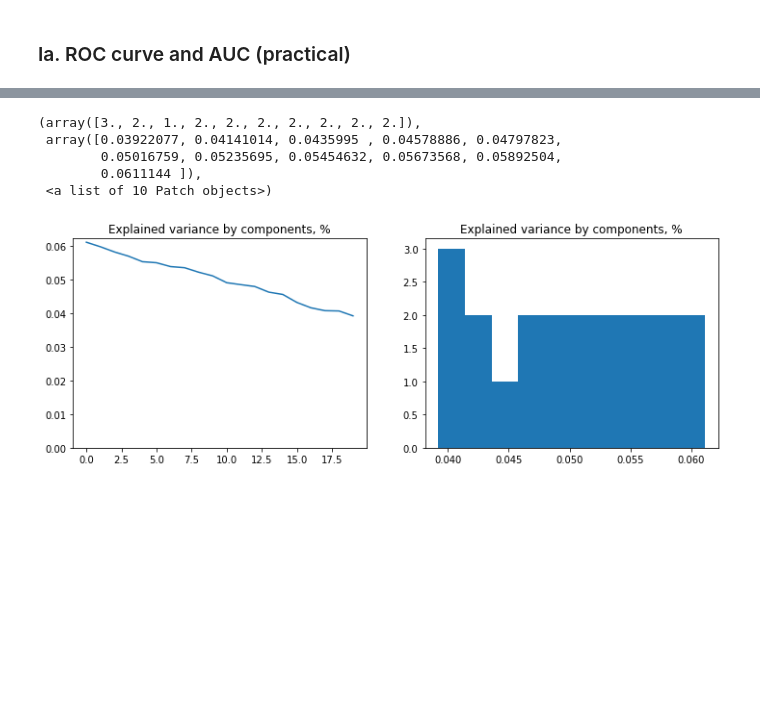
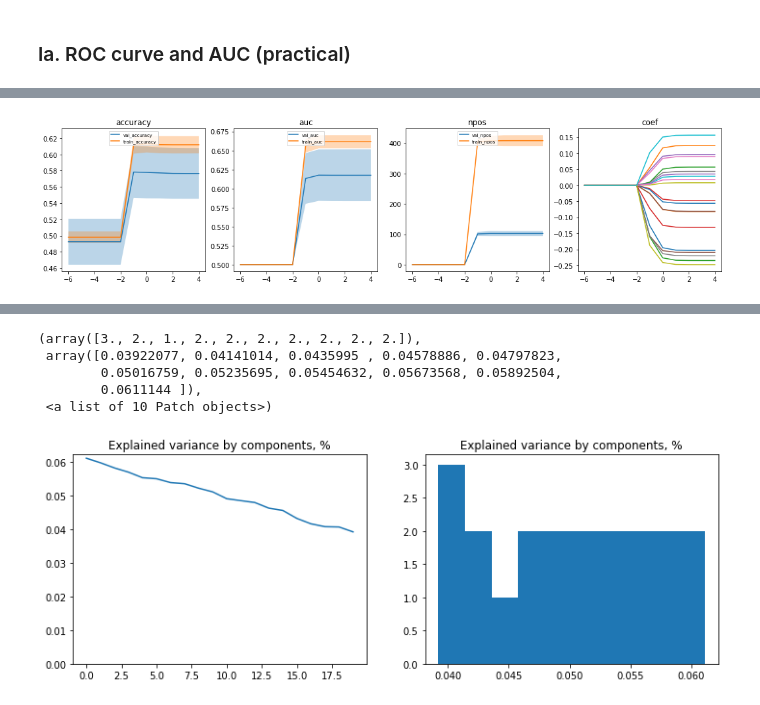
Before and after one commit to mshevelev/ml_tutorials, a Jupyter notebook: aa/task2.ipynb, the cells around one changed output, grey strips where cells are left out. Drawn from its saved outputs; the diff is of its cells as text; code cells hidden in the pictures; blank space fills up the shorter version.

```diff
--- a/aa/task2.ipynb
+++ b/aa/task2.ipynb
@@ -23,9 +18,0 @@ n = 20
-# %%
-def sigmoid(z):
-    return 1. / (1 + np.exp(-z))
-
-x = np.linspace(-10, 10, 101)
-plt.plot(x, sigmoid(x), label="sigmoid")
-plt.plot(x, expit(x), label="scipy.special.expit")
-plt.legend()
-plt.grid()
@@ -46,0 +212,70 @@ y2 = np.random.binomial(1, p2)
+# %%
+### CHANGE CLASSIFIER HERE ###
+
+from sklearn.svm import LinearSVC
+from sklearn.linear_model import LogisticRegression
+
+#clf = SVC(kernel='linear', max_iter=-1 )
+#Cs = np.logspace(-6, 1, 8)
+
+clf = LogisticRegression(C=1, penalty="l1")
+Cs = np.logspace(-6, 4, 11)
+########################################
+
+print "running experiments"
+%time df = run_experiments(clf, Cs, nexperiments=100)
+
+
+print "plotting stats"
+plot_cv(df, Cs)
+plot_experiments_stats(df, Cs)
+
+print "choosing C*"
+print df.groupby('C')["val_auc"].median()
+C_ = df.groupby('C')["val_auc"].median().argmax()
+print "C* =", C_
+
+# override, because something seems wrong with too low values of C
+if C_ < 1e-3:
+    C_ = 1.
+    print "overriding C* =", C_
+
+
+clf.set_params(C=C_)
+clf.fit(X1, y1)
+print clf.coef_
+
+y1_predicted = clf.predict(X1)
+y1_score = clf.decision_function(X1)
+train_auc = roc_auc_score(y1, y1_score)
+train_accuracy = accuracy_score(y1, y1_predicted)
+
+res = pd.DataFrame()
+res.loc["train", "AUC"] = train_auc
+res.loc["train", "ACC"] = train_accuracy
+
+y2_predicted = clf.predict(X2)
+y2_score = clf.decision_function(X2)
+test_auc = roc_auc_score(y2, y2_score)
+test_accuracy = accuracy_score(y2, y2_predicted)
+res.loc["test", "AUC"] = test_auc
+res.loc["test", "ACC"] = test_accuracy
+res.loc["diff"] = res.loc["train"] - res.loc["test"]
+
+_df = df[(df["C"] - C_).abs() < 1e-10]
+_df.loc[:, "diff_accuracy"] = _df["train_accuracy"] - df["val_accuracy"]
+_df.loc[:, "diff_auc"] = _df["train_auc"] - df["val_auc"]
+
+res.loc["E[diff]", "AUC"] = (_df["diff_auc"]).mean()
+res.loc["E[diff]", "ACC"] = (_df["diff_accuracy"]).mean()
+res.loc["std[diff]", "AUC"] = (_df["diff_auc"]).std()
+res.loc["std[diff]", "ACC"] = (_df["diff_accuracy"]).std()
+
+
+print res
+print
+
+import scipy.stats
+print "H0: E[diff_accuracy] == 0: ", scipy.stats.ttest_1samp(_df["diff_accuracy"], 0)
+print "H0: E[diff_auc] == 0     : ", scipy.stats.ttest_1samp(_df["diff_auc"], 0)
+# %% [output]
@@ -46,0 +299 @@ y2 = np.random.binomial(1, p2)
+[figure, added]
```
Also changed, not shown: parts of 16 cells of this notebook.
